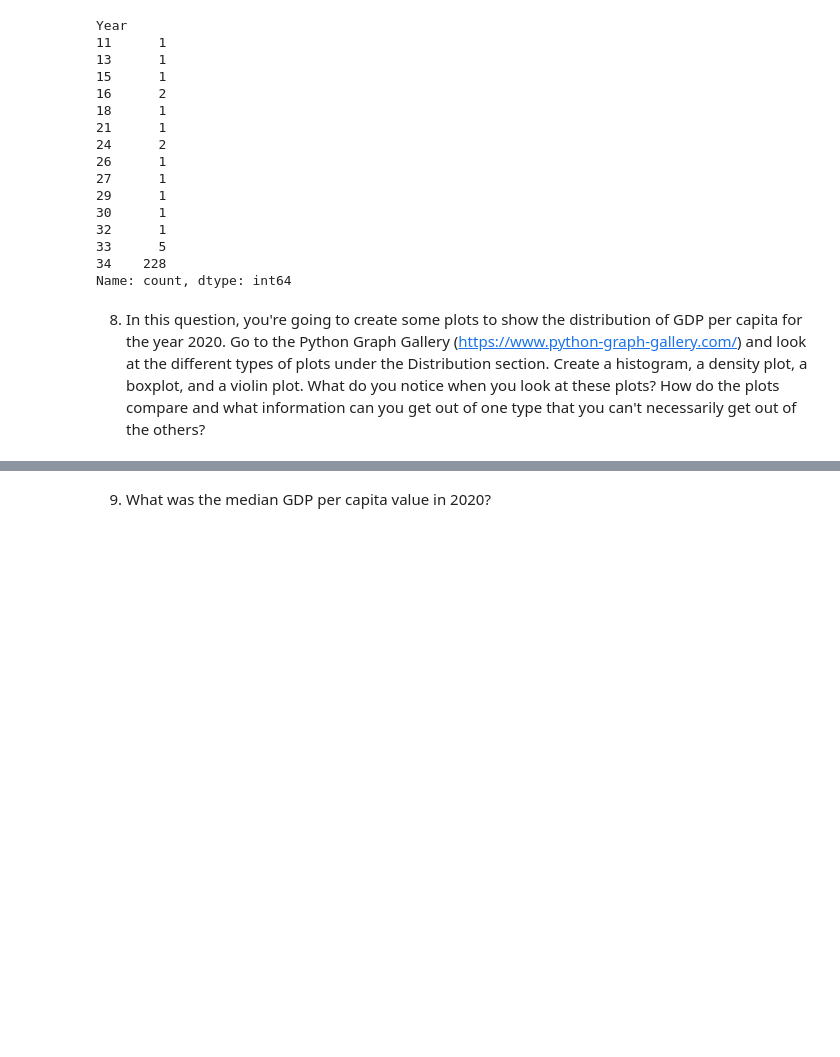
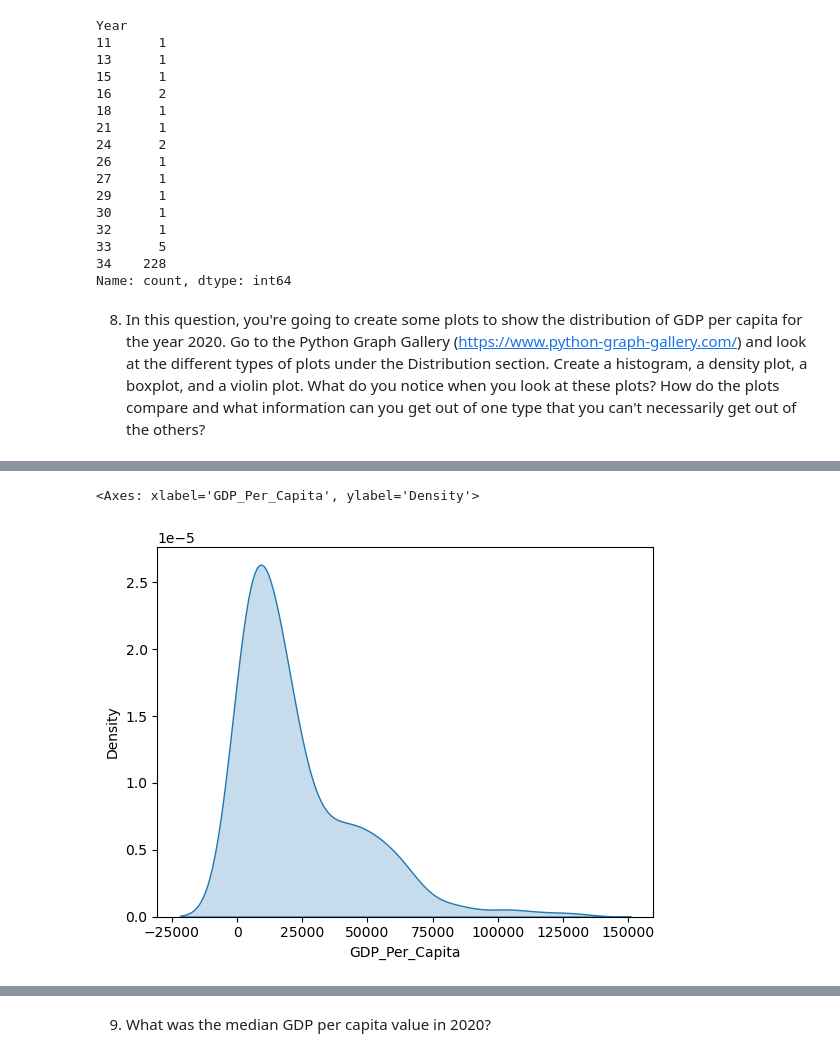
Before and after one commit to NSS-Data-Analytics-Cohort-14/gdp-and-internet-usage-bergen-christensen, a Jupyter notebook: notebooks/example.ipynb, the cells around one changed output, grey strips where cells are left out. Drawn from its saved outputs; the diff is of its cells as text; code cells hidden in the pictures; blank space fills up the shorter version.

```diff
--- a/notebooks/example.ipynb
+++ b/notebooks/example.ipynb
@@ -148,0 +147,5 @@ TypeError: histplot() takes from 0 to 1 positional arguments but 2 were given
+# %%
+sns.kdeplot(gdp_df_2020['GDP_Per_Capita'], fill=True)
+# %% [output]
+<Axes: xlabel='GDP_Per_Capita', ylabel='Density'>
+[figure, added]
```
Also changed, not shown: parts of 11 cells of this notebook.
